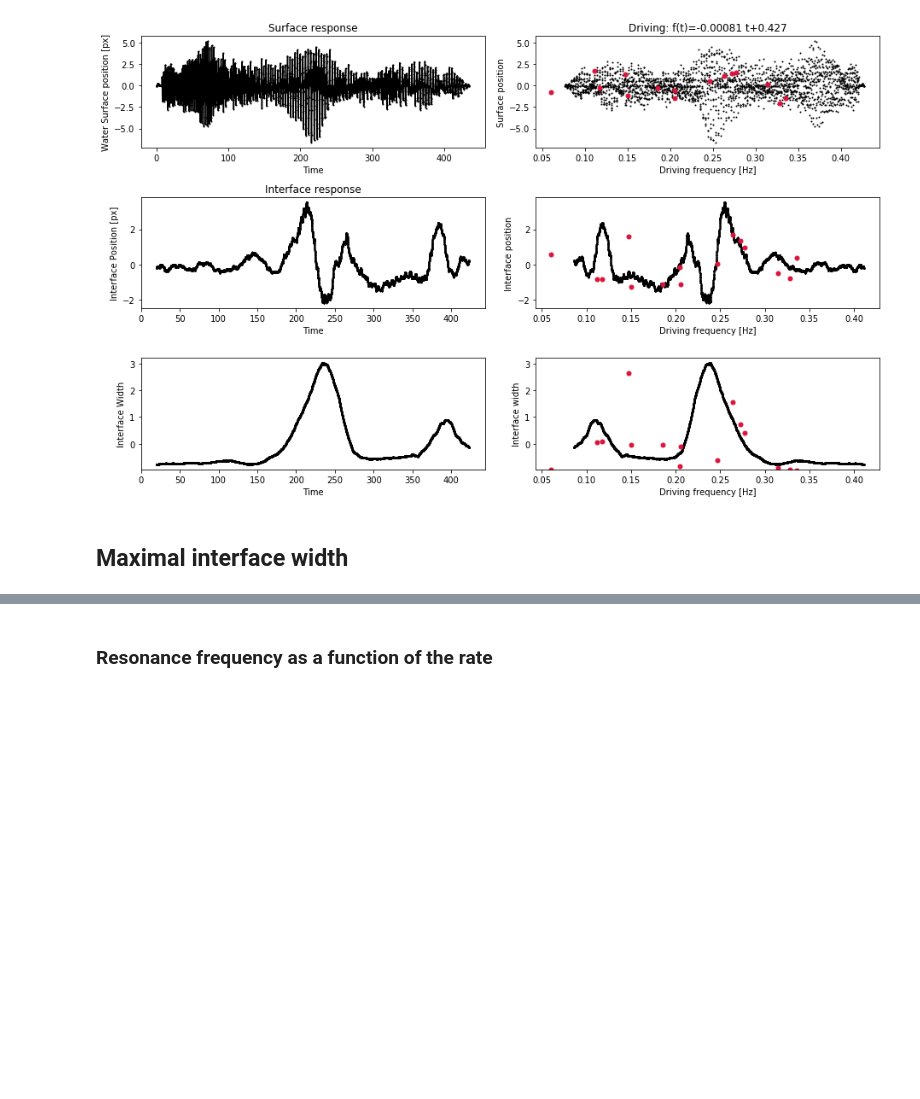
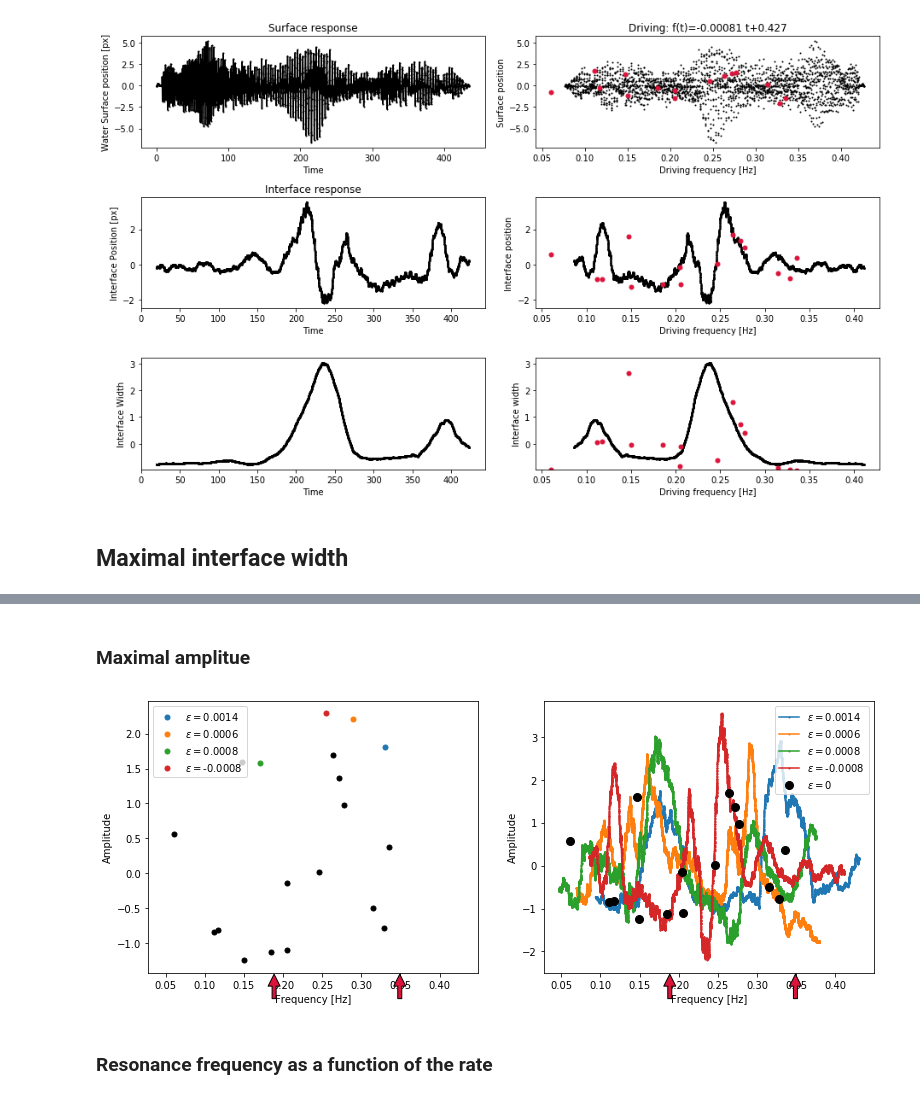
Before and after one commit to balintkaszas/boSchlieren, a Jupyter notebook: 0505.ipynb, the cells around one changed output, grey strips where cells are left out. Cells and saved outputs as stored; diff of their text form; code cells hidden in the pictures; blank space fills up the shorter version.

```diff
--- a/0505.ipynb
+++ b/0505.ipynb
@@ -216,2 +224,3 @@ for e in ramps:
 # %%
 maxWidthPlaces = np.array(maxWidthPlaces)
+maxAmplPlaces = np.array(maxAmplPlaces)
@@ -229,3 +259,37 @@ Text(0, 0.5, 'Amplitude')
+# %% [markdown]
+### Maximal amplitue
+# %%
+f, (ax1, ax2) = plt.subplots(1, 2, figsize=(13, 5))
+
+ax1.plot(frozenFreqs, normalize(Resonance[:,0]), 'o', markersize=5, c='Black')
+for e in maxAmplPlaces:
+
+    ax1.plot(e[0], e[1], 'o', markersize=5, label='$\epsilon = $%s' %round(e[2], 4))
+ax1.legend(loc='upper left')
+ax1.set_xlabel('Frequency [Hz]')
+ax1.set_ylabel('Amplitude')
+for i,e in enumerate(ramps):
+    plottime = allData[e]['time'][N:-N]
+    ax2.plot(lin(plottime, *allData[e]['coeffs']), normalize(allData[e]['movingAvg'][N:-N]), '-o', markersize=1, label='$\epsilon = $%s' %round(maxAmplPlaces[i][2], 4))
+
+ax2.plot(frozenFreqs, normalize(Resonance[:,0]), 'o', markersize=8, c='Black', label = '$\epsilon = 0$')
+
+ax2.legend(loc='best')
+ax2.set_xlabel('Frequency [Hz]')
+ax2.set_ylabel('Amplitude')
+ax1.set_xlim(ax2.get_xlim())
+
+markXaxis(ax1, TheorResonanceFirst)
+markXaxis(ax2, TheorResonanceFirst)
+#markXaxis(ax1, TheorResonanceSecond)
+#markXaxis(ax2, TheorResonanceSecond)
+
+markXaxis(ax1, 2*TheorResonanceFirst)
+markXaxis(ax2, 2*TheorResonanceFirst)
+#markXaxis(ax1, 2*TheorResonanceSecond)
+#markXaxis(ax2, 2*TheorResonanceSecond)
+# %% [output]
+[figure, added]
 # %% [markdown]
 ### Resonance frequency as a function of the rate
 # %%
```
Also changed, not shown: parts of 9 cells of this notebook, 5 other files.
